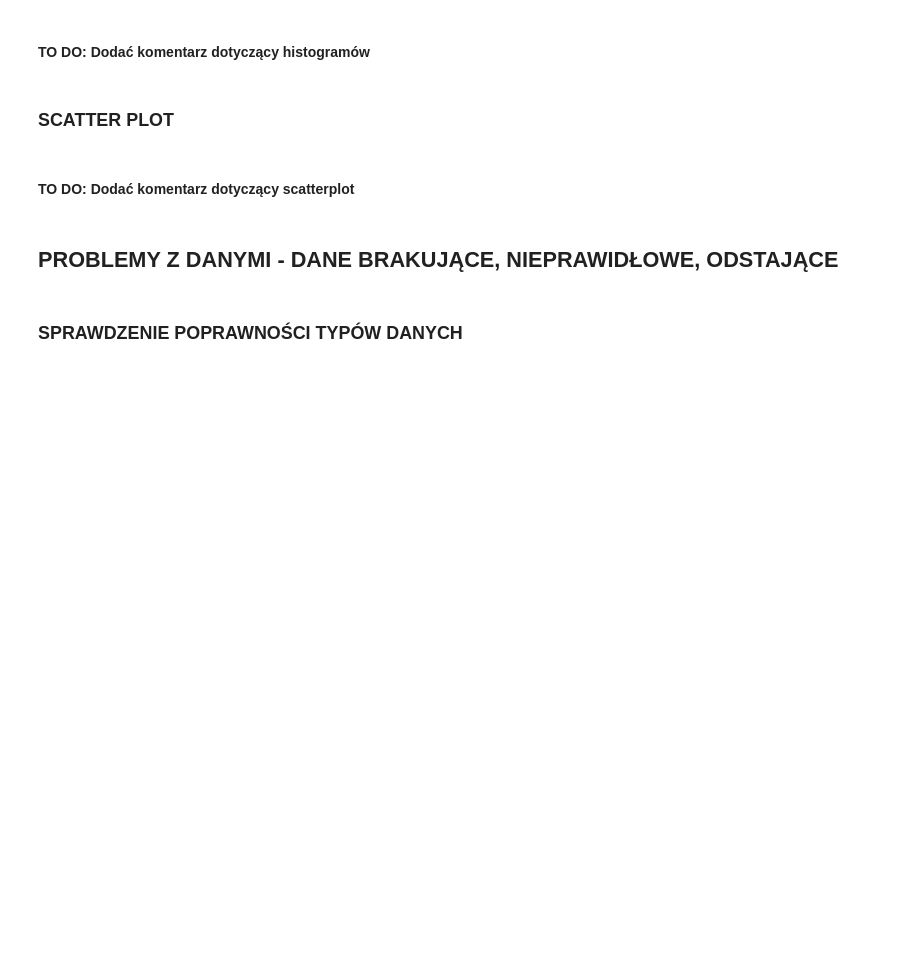
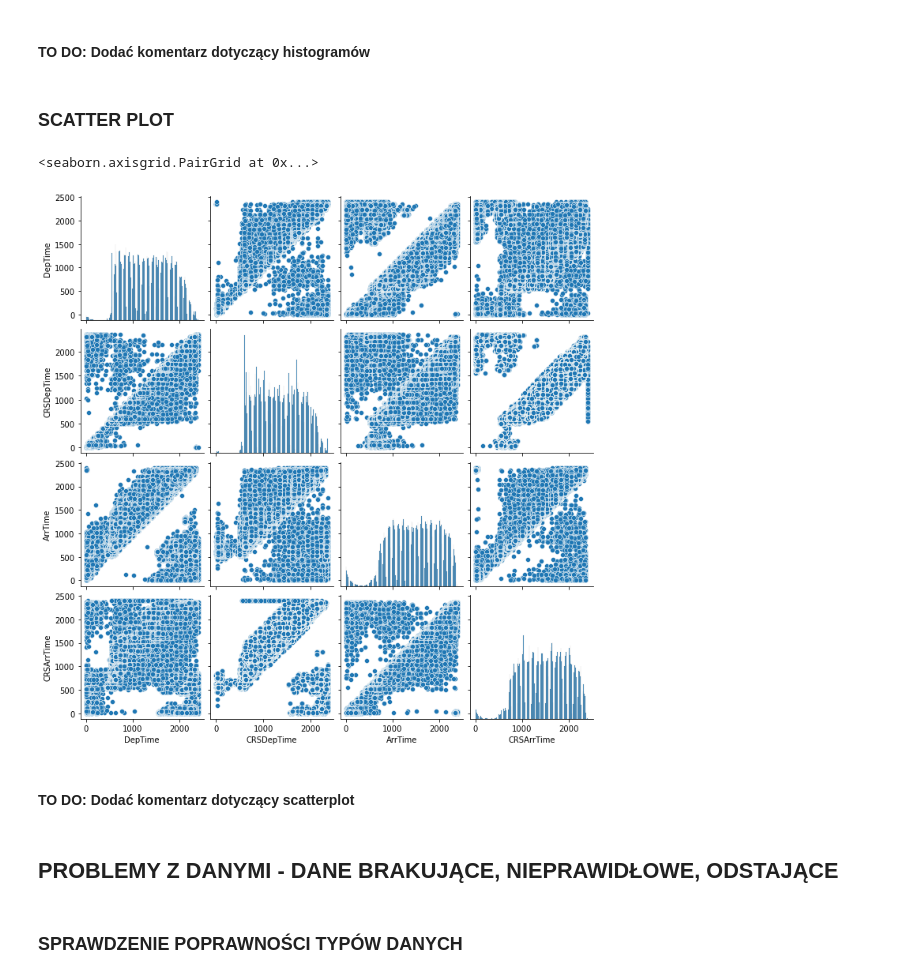
Before and after one commit to KlaudiaKromolowska/BigDataMachineLearning, a Jupyter notebook: BigDataMachineLearning.ipynb, the cells around one changed output. Saved outputs shown, nothing was run; the diff lists cells and outputs as text; code cells hidden in the pictures; blank space fills up the shorter version.

```diff
--- a/BigDataMachineLearning.ipynb
+++ b/BigDataMachineLearning.ipynb
@@ -91,3 +152,12 @@ plt.show()
+# %%
+columns_for_scatter = ['DepTime', 'CRSDepTime',
+       'ArrTime', 'CRSArrTime']
+# %%
+#scatter plot matrix
+sns.pairplot(data, vars=columns_for_scatter)
+# %% [output]
+<seaborn.axisgrid.PairGrid at 0x...>
+[figure, added]
 # %% [markdown]
 #### TO DO: Dodać komentarz dotyczący scatterplot
 # %% [markdown]
```
Also changed, not shown: parts of 17 cells of this notebook.
